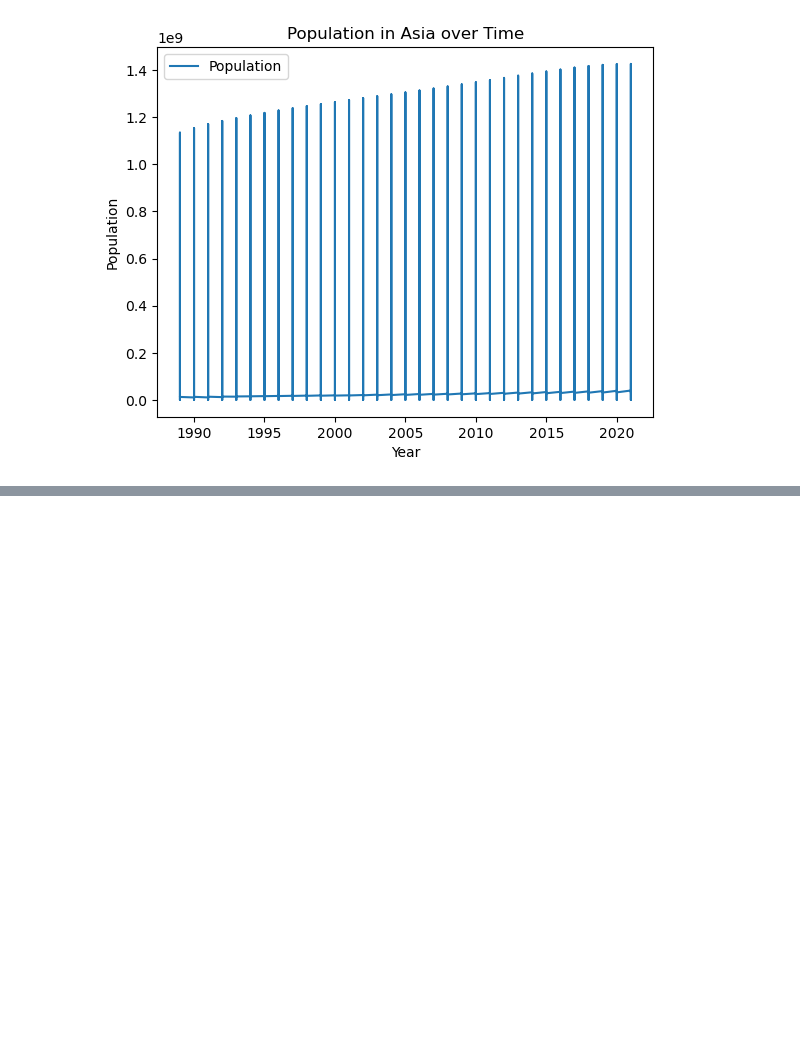
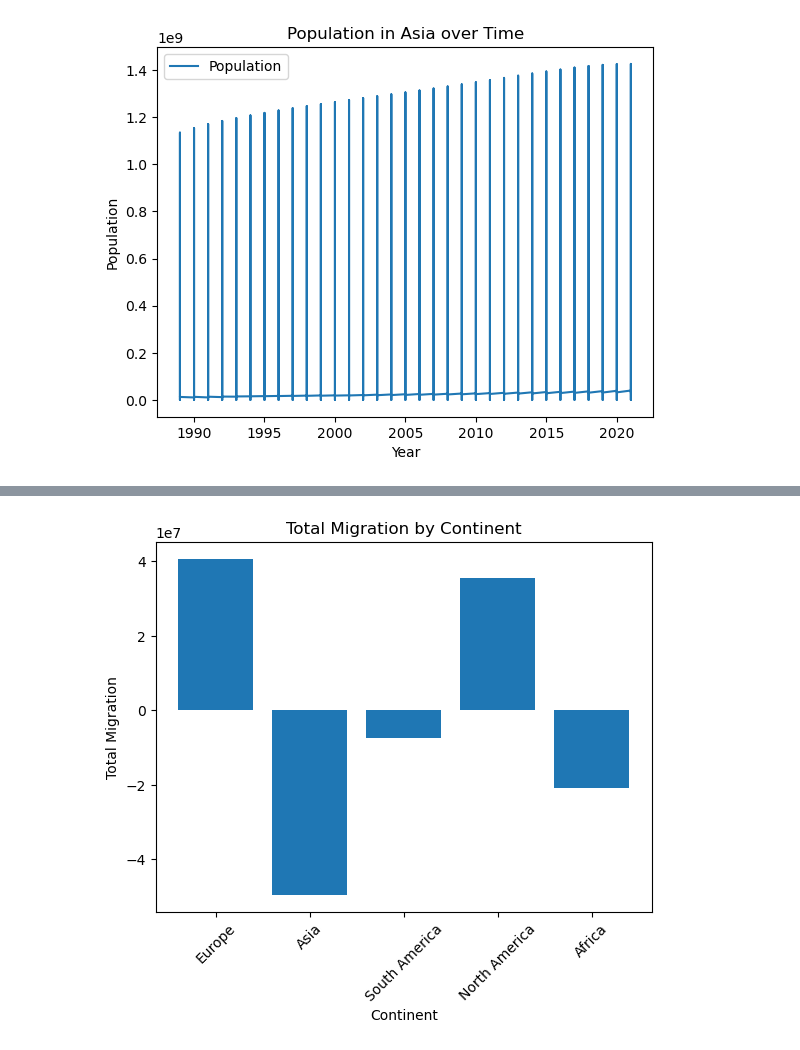
Before and after one commit to TrentonParker/Pythonic-Prodigies-Project-1, a Jupyter notebook: Joe-Code-Checkpoint(1).ipynb, the cells around one changed output, grey strips where cells are left out. Drawn from its saved outputs; the diff is of its cells as text; code cells hidden in the pictures; blank space fills up the shorter version.

```diff
--- a/Joe-Code-Checkpoint(1).ipynb
+++ b/Joe-Code-Checkpoint(1).ipynb
@@ -816,0 +871,25 @@ plt.show()
+# %%
+# Compute the sum of total migration for each continent
+total_migration_in_europe = european_migration_df['Net migration'].sum()
+total_migration_in_asia = asian_migration_df['Net migration'].sum()
+total_migration_in_south_america = south_american_migration_df['Net migration'].sum()
+total_migration_in_north_america = north_american_migration_df['Net migration'].sum()
+total_migration_in_africa = african_migration_df['Net migration'].sum()
+# %%
+# Create a dictionary to store the sums of total migration for each continent
+total_migration = {
+    'Europe': total_migration_in_europe,
+    'Asia': total_migration_in_asia,
+    'South America': total_migration_in_south_america,
+    'North America': total_migration_in_north_america,
+    'Africa': total_migration_in_africa
+}
+
+# Create a DataFrame from the dictionary
+total_migration_df = pd.DataFrame.from_dict(total_migration, orient='index', columns=['Total_Migration'])
+
+# Rename the index name
+total_migration_df.index.name = 'Continent'
+
+# Display the DataFrame
+print(total_migration_df)
@@ -816,0 +904,19 @@ plt.show()
+# %%
+# Reset the index of the dictionary
+total_migration_df = pd.DataFrame(list(total_migration.items()), columns=['Continent', 'Total_Migration'])
+
+# Plot the data
+plt.bar(total_migration_df['Continent'], total_migration_df['Total_Migration'])
+
+# Add labels and title
+plt.xlabel('Continent')
+plt.ylabel('Total Migration')
+plt.title('Total Migration by Continent')
+
+# Rotate x-axis labels for better readability
+plt.xticks(rotation=45)
+
+# Show the plot
+plt.show()
+# %% [output]
+[figure, added]
```
Also changed, not shown: parts of 7 cells of this notebook.
